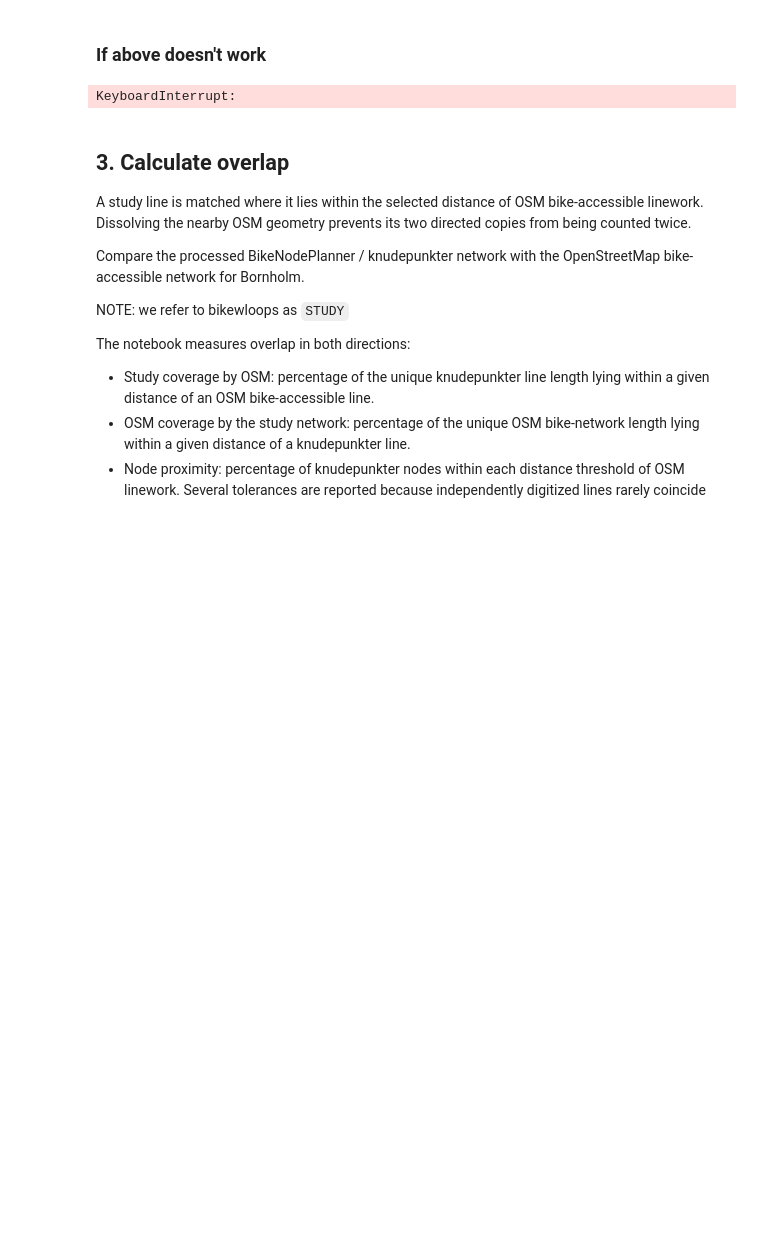
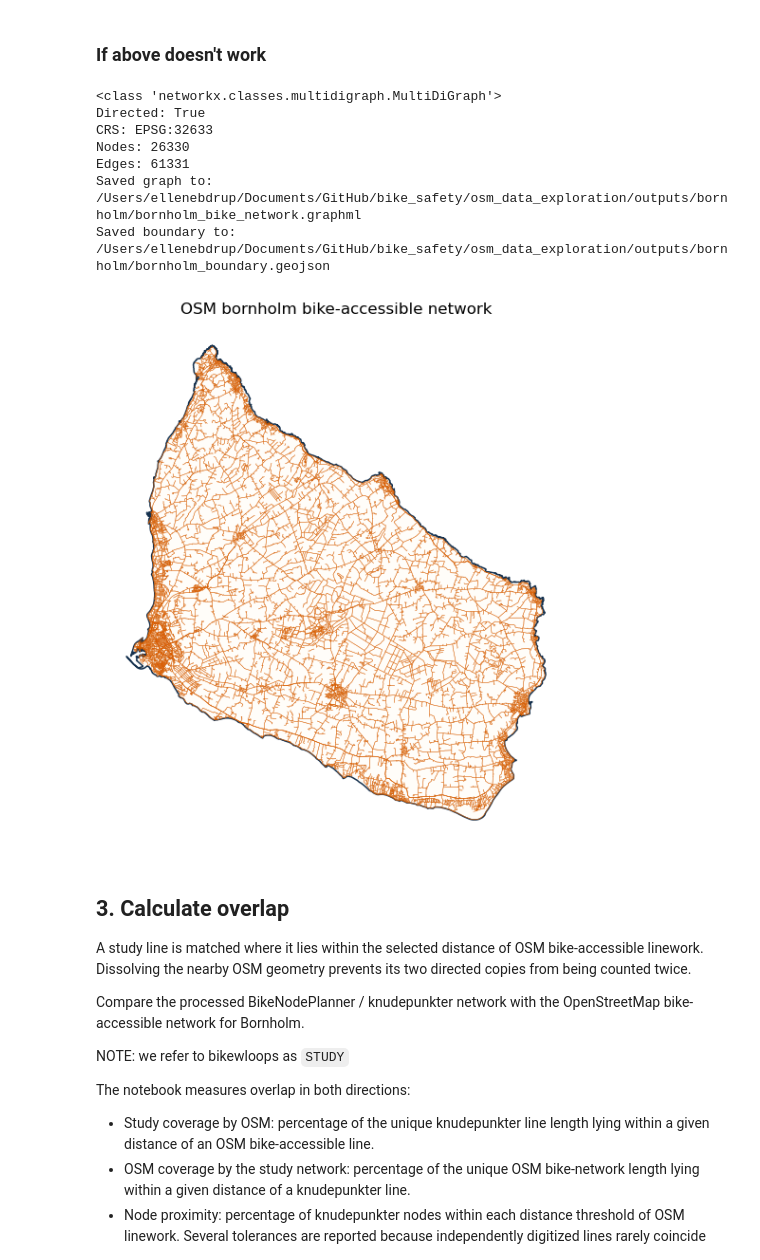
Before and after one commit to AstridArh/bike_safety, a Jupyter notebook: osm_data_exploration/Bornholm_bike_network.ipynb, the cells around one changed output. Drawn from its saved outputs; the diff is of its cells as text; code cells hidden in the pictures; blank space fills up the shorter version.

```diff
--- a/osm_data_exploration/Bornholm_bike_network.ipynb
+++ b/osm_data_exploration/Bornholm_bike_network.ipynb
@@ -78,7 +96,7 @@ OSM: 26,330 nodes, 61,331 directed edges
 # %% [markdown]
 ### If above doesn't work
 # %%
-output_dir = Path("outputs/bornholm")
+output_dir = Path(f"outputs/{SAMPLE}")
 output_dir.mkdir(exist_ok=True)
 
 place_gdf = ox.geocode_to_gdf(osm_sample)
@@ -91,34 +109,41 @@ G = ox.graph_from_polygon(
     retain_all=True,
     simplify=True,
 )
 
 G_proj = ox.project_graph(G)
 graph_crs = G_proj.graph["crs"]
 
 print(type(G_proj))
 print("Directed:", G_proj.is_directed())
 print("CRS:", graph_crs)
 print("Nodes:", G_proj.number_of_nodes())
 print("Edges:", G_proj.number_of_edges())
 
 ox.io.save_graphml(G_proj, OSM_GRAPH_PATH)
 place_gdf.to_file(BOUNDARY_PATH, driver="GeoJSON")
 
 print("Saved graph to:", OSM_GRAPH_PATH)
 print("Saved boundary to:", BOUNDARY_PATH)
 
 boundary_proj = place_gdf.to_crs(graph_crs)
 nodes, edges = ox.graph_to_gdfs(G_proj)
 
 fig, ax = plt.subplots(figsize=(6, 6))
 boundary_proj.plot(ax=ax, facecolor="#fffdf9", edgecolor="#16324f", linewidth=1.1, zorder=1,)
 edges.plot(ax=ax, color="#d95f02", linewidth=0.32, alpha=0.82, zorder=2, )
 ax.set_title(f"OSM {SAMPLE} bike-accessible network", fontsize=12)
 ax.set_axis_off()
 fig.tight_layout()
 plt.show()
 # %% [output]
-KeyboardInterrupt:
+<class 'networkx.classes.multidigraph.MultiDiGraph'>
+Directed: True
+CRS: EPSG:32633
+Nodes: 26330
+Edges: 61331
+Saved graph to: /Users/ellenebdrup/Documents/GitHub/bike_safety/osm_data_exploration/outputs/bornholm/bornholm_bike_network.graphml
+Saved boundary to: /Users/ellenebdrup/Documents/GitHub/bike_safety/osm_data_exploration/outputs/bornholm/bornholm_boundary.geojson
+[figure, added]
 # %% [markdown]
 ## 3. Calculate overlap
 
```
Also changed, not shown: parts of 1 cell of this notebook, 3 other files.
